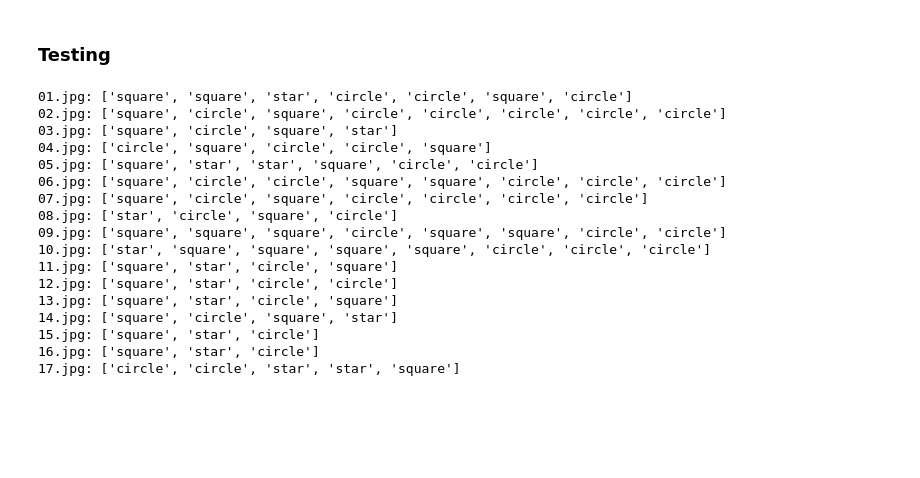
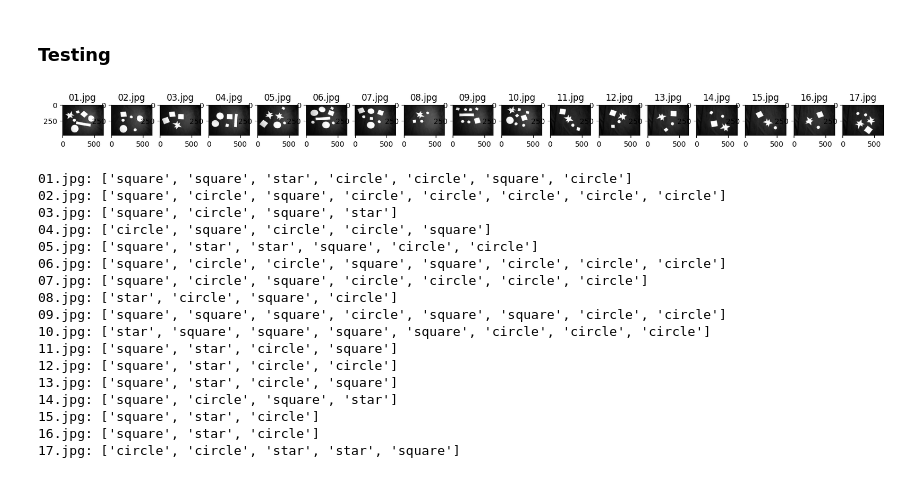
Before and after one commit to janburian/ZDO, a Jupyter notebook: Object classification.ipynb, the cells around one changed output. Drawn from its saved outputs; the diff is of its cells as text; code cells hidden in the pictures; blank space fills up the shorter version.

```diff
--- a/Object classification.ipynb
+++ b/Object classification.ipynb
@@ -127,15 +81,13 @@ def print_test_data():
 ### Training
 # %%
 # Loading training data
-URL = "https://raw.githubusercontent.com/mjirik/ZDO/master/objekty/ctverce_hvezdy_kolecka.jpg"
-img = load_train_data(URL)
+URL = "https://raw.githubusercontent.com/mjirik/ZDO/master/objekty/"
+img_training = load_data(URL, ["ctverce_hvezdy_kolecka.jpg"])
 
 # Labelling objects
-img_labeled = skimage.measure.label(img > 0.5)
+img_labeled = skimage.measure.label(img_training[0] > 0.5)
 plt.imshow(img_labeled, cmap='gray')
 plt.show()
-
-# test = skimage.measure.regionprops(img_labeled)
 
 # Extracting objects (0 = background)
 squares = [img_labeled == 1, img_labeled == 2, img_labeled == 3]
@@ -147,9 +99,11 @@ classes = np.array([squares, stars, circles])
 classes_str = ["square", "star", "circle"]
 
 # Training data
-train_data = get_train_data(classes)
+train_data = get_features(img_training)[0]
+# train_data = get_train_data(classes)
 target_data = get_target_data(classes)
 
 print(train_data)
+print(target_data)
 # %% [output]
 [figure]
@@ -175,12 +130,14 @@ KNeighborsClassifier()
 # %%
 # Testing data
 test_data_url = "https://raw.githubusercontent.com/mjirik/ZDO/master/objekty/"
 filenames = ["01.jpg", "02.jpg", "03.jpg", "04.jpg", "05.jpg", "06.jpg", "07.jpg", "08.jpg", "09.jpg",
               "10.jpg", "11.jpg", "12.jpg", "13.jpg", "14.jpg", "15.jpg", "16.jpg", "17.jpg"]
-test_data = load_test_data(test_data_url, filenames)
-features_test_data = get_features_test_data(test_data)
+test_data = load_data(test_data_url, filenames)
+features_test_data = get_features(test_data)
+plot_test_data(test_data, filenames)
 predict_data(knn, features_test_data, filenames, classes_str)
 # %% [output]
+[figure, added]
 01.jpg: ['square', 'square', 'star', 'circle', 'circle', 'square', 'circle']
 02.jpg: ['square', 'circle', 'square', 'circle', 'circle', 'circle', 'circle', 'circle']
 03.jpg: ['square', 'circle', 'square', 'star']
```
Also changed, not shown: parts of 3 cells of this notebook.
